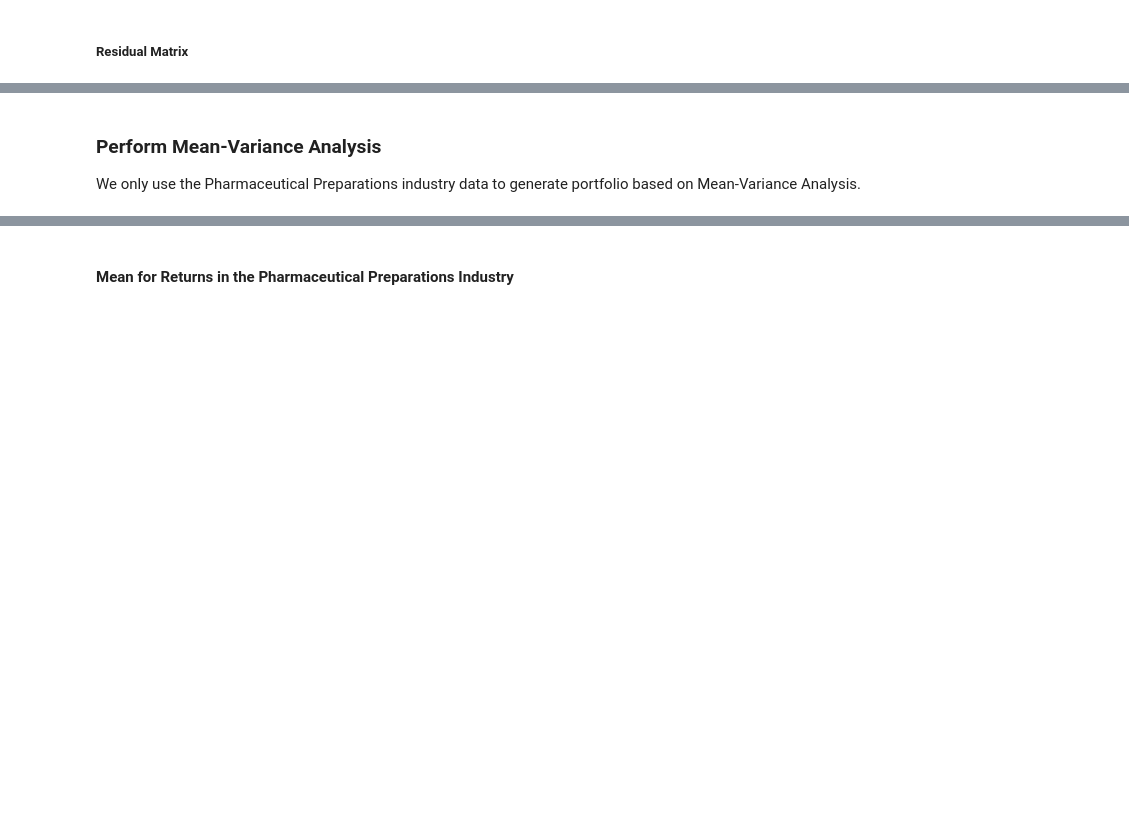
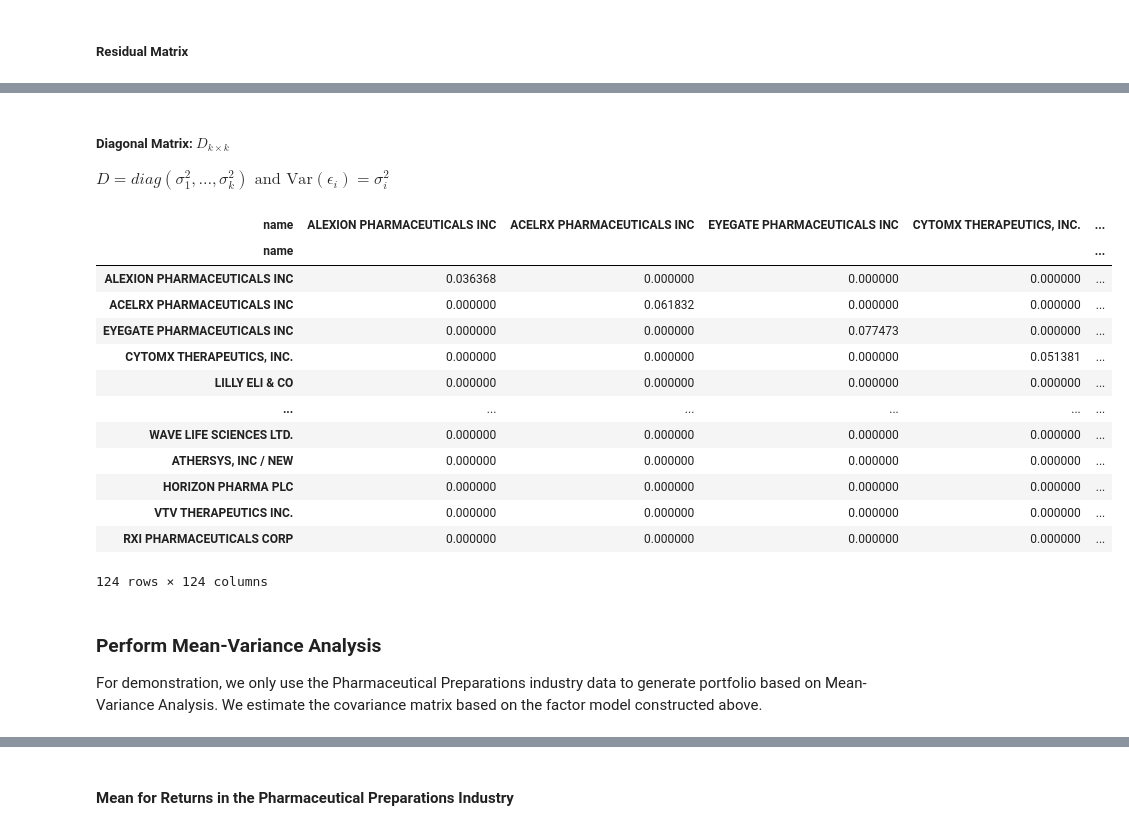
Before and after one commit to richardye101/ubineer_nlp_research, a Jupyter notebook: content/peitong/3.3_Minimum_Variance_Analysis-Factor_Model.ipynb, the cells around one changed output, grey strips where cells are left out. Drawn from its saved outputs; the diff is of its cells as text; code cells hidden in the pictures; blank space fills up the shorter version.

```diff
--- a/content/peitong/3.3_Minimum_Variance_Analysis-Factor_Model.ipynb
+++ b/content/peitong/3.3_Minimum_Variance_Analysis-Factor_Model.ipynb
@@ -223,6 +230,28 @@ res_mat
 124 rows × 31 columns
+# %% [markdown]
+##### Diagonal Matrix: $D_{k \times k}$
+$D = diag(\sigma^2_1, \dots, \sigma^2_k) \text{ and Var}(\epsilon_i) = \sigma^2_i$
+# %%
+D_mat = pd.DataFrame(np.diag(np.diag(res_mat.T.cov()))).set_index(B_matrix.index)
+D_mat.columns = B_matrix.index
+D_mat
+# %% [output]
+| name | ALEXION PHARMACEUTICALS INC | ACELRX PHARMACEUTICALS INC | EYEGATE PHARMACEUTICALS INC | CYTOMX THERAPEUTICS, INC. | ... |
+| name |  |  |  |  | ... |
+| ALEXION PHARMACEUTICALS INC | 0.036368 | 0.000000 | 0.000000 | 0.000000 | ... |
+| ACELRX PHARMACEUTICALS INC | 0.000000 | 0.061832 | 0.000000 | 0.000000 | ... |
+| EYEGATE PHARMACEUTICALS INC | 0.000000 | 0.000000 | 0.077473 | 0.000000 | ... |
+| CYTOMX THERAPEUTICS, INC. | 0.000000 | 0.000000 | 0.000000 | 0.051381 | ... |
+| LILLY ELI & CO | 0.000000 | 0.000000 | 0.000000 | 0.000000 | ... |
+| ... | ... | ... | ... | ... | ... |
+| WAVE LIFE SCIENCES LTD. | 0.000000 | 0.000000 | 0.000000 | 0.000000 | ... |
+| ATHERSYS, INC / NEW | 0.000000 | 0.000000 | 0.000000 | 0.000000 | ... |
+| HORIZON PHARMA PLC | 0.000000 | 0.000000 | 0.000000 | 0.000000 | ... |
+| VTV THERAPEUTICS INC. | 0.000000 | 0.000000 | 0.000000 | 0.000000 | ... |
+| RXI PHARMACEUTICALS CORP | 0.000000 | 0.000000 | 0.000000 | 0.000000 | ... |
+124 rows × 124 columns
 # %% [markdown]
 ### Perform Mean-Variance Analysis
-We only use the Pharmaceutical Preparations industry data to generate portfolio based on Mean-Variance Analysis.
+For demonstration, we only use the Pharmaceutical Preparations industry data to generate portfolio based on Mean-Variance Analysis. We estimate the covariance matrix based on the factor model constructed above.
 # %%
 !pip install PyPortfolioOpt
```
Also changed, not shown: parts of 19 cells of this notebook, 10 other files.
